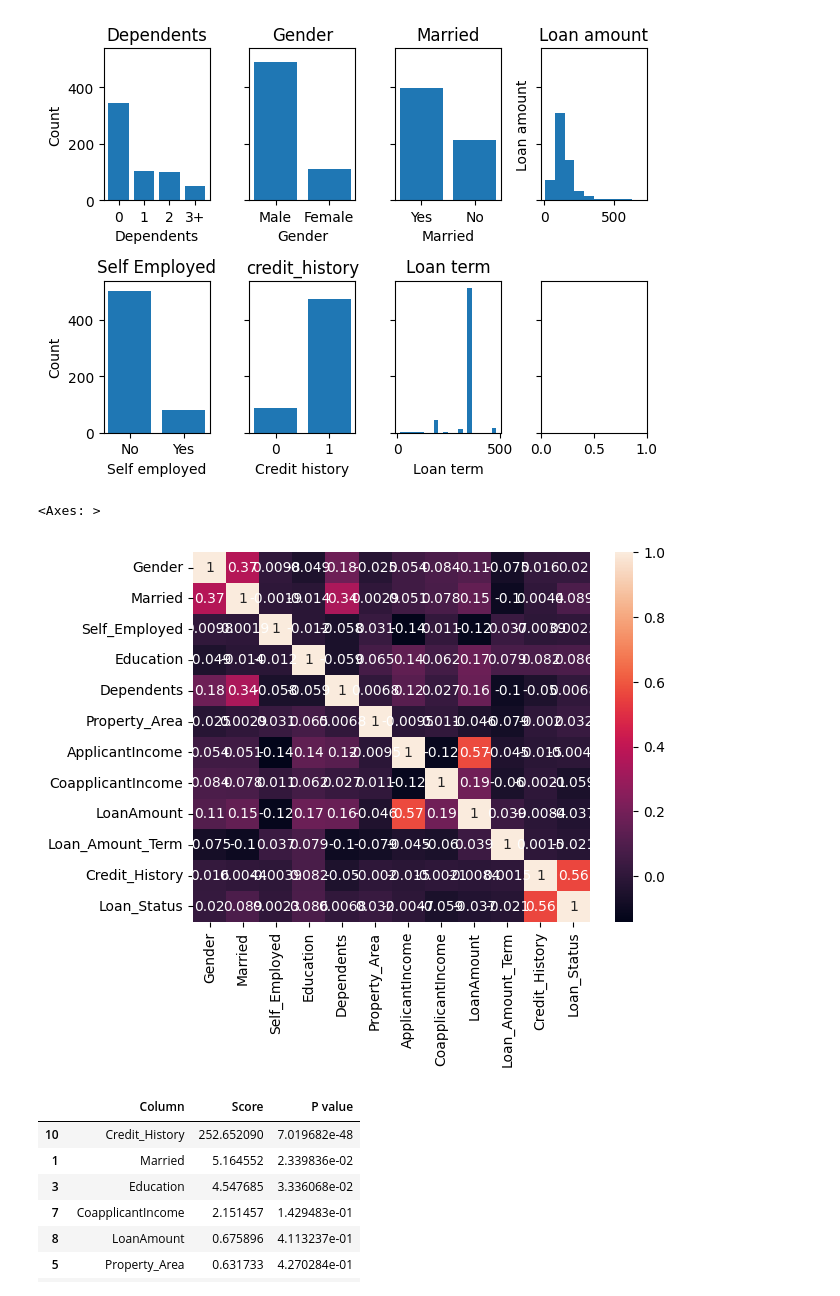
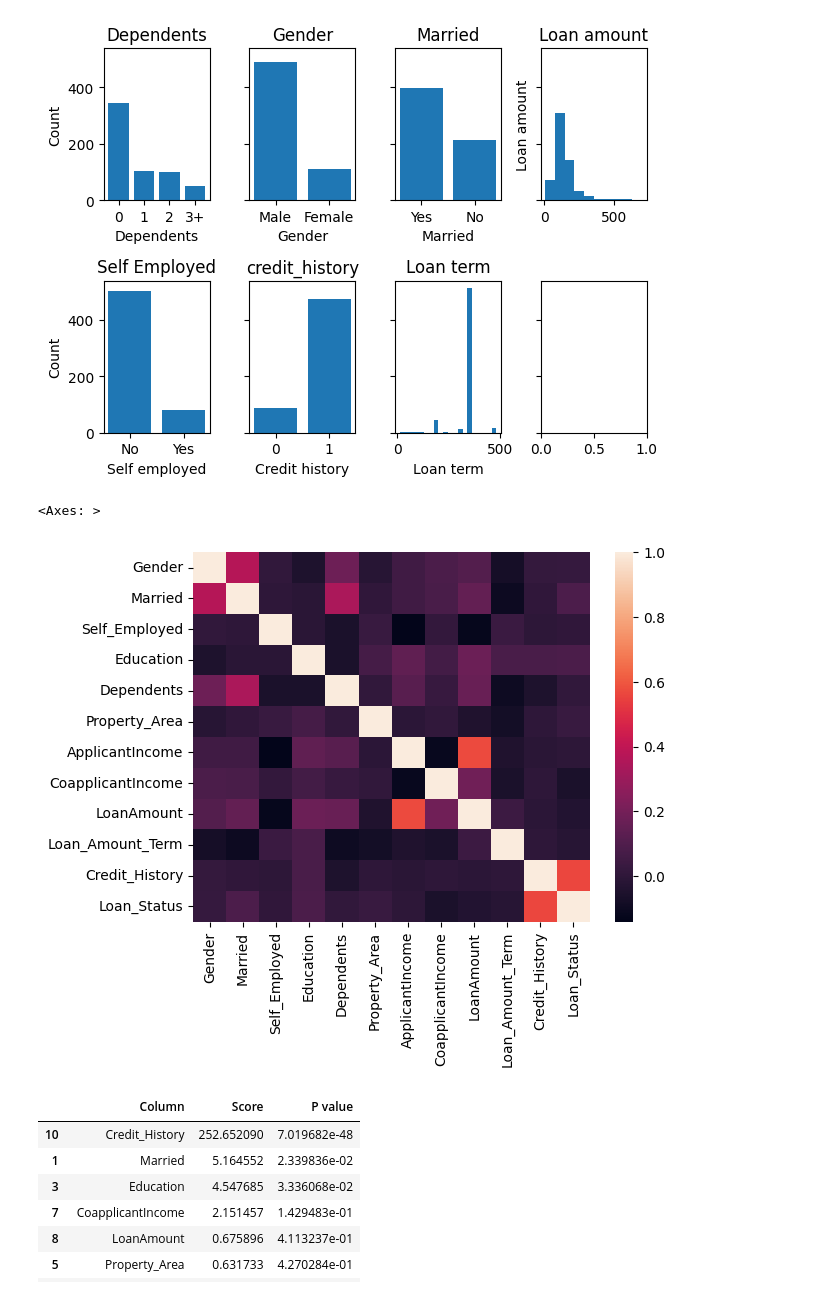
Before and after one commit to KarthikPreVin/MACHINE-LEARNING-LAB, a Jupyter notebook: ASSIGNMENT 1/ASSIGNMENT 1.ipynb, the cells around one changed output. Saved outputs shown, nothing was run; the diff lists cells and outputs as text; code cells hidden in the pictures.

```diff
--- a/ASSIGNMENT 1/ASSIGNMENT 1.ipynb
+++ b/ASSIGNMENT 1/ASSIGNMENT 1.ipynb
@@ -87,20 +86,20 @@ plt.show()
 # %%
 
 loan["Gender"] = loan["Gender"].map({"Male": 1, "Female": 0})
 loan["Married"] = loan["Married"].map({"Yes": 1, "No": 0})
 loan["Self_Employed"] = loan["Self_Employed"].map({"Yes": 0, "No": 1})
 loan["Education"] = loan["Education"].map({"Graduate": 1, "Not Graduate": 0})
 loan["Dependents"] = loan["Dependents"].map({"0": 0, "1": 1, "2": 2, "3+": 3})
 loan["Property_Area"] = loan["Property_Area"].map({"Urban": 2, "Semiurban": 1, "Rural": 0})
 loan["Loan_Status"] = loan["Loan_Status"].map({"Y": 1, "N": 0})
 
 
 loan = loan[["Gender", "Married", "Self_Employed", "Education", "Dependents", "Property_Area","ApplicantIncome","CoapplicantIncome","LoanAmount","Loan_Amount_Term","Credit_History", "Loan_Status"]]
 
-sns.heatmap(loan.corr(), annot=True)
+sns.heatmap(loan.corr())
 # %% [output]
 <Axes: >
-[figure, old version]
+[figure, new version]
 # %%
 loan["Dependents"] = loan["Dependents"].fillna(loan["Dependents"].mode())
 loan["Gender"] = loan["Gender"].fillna(loan["Gender"].mode())
```
Also changed, not shown: parts of 3 cells of this notebook, 1 other file.
